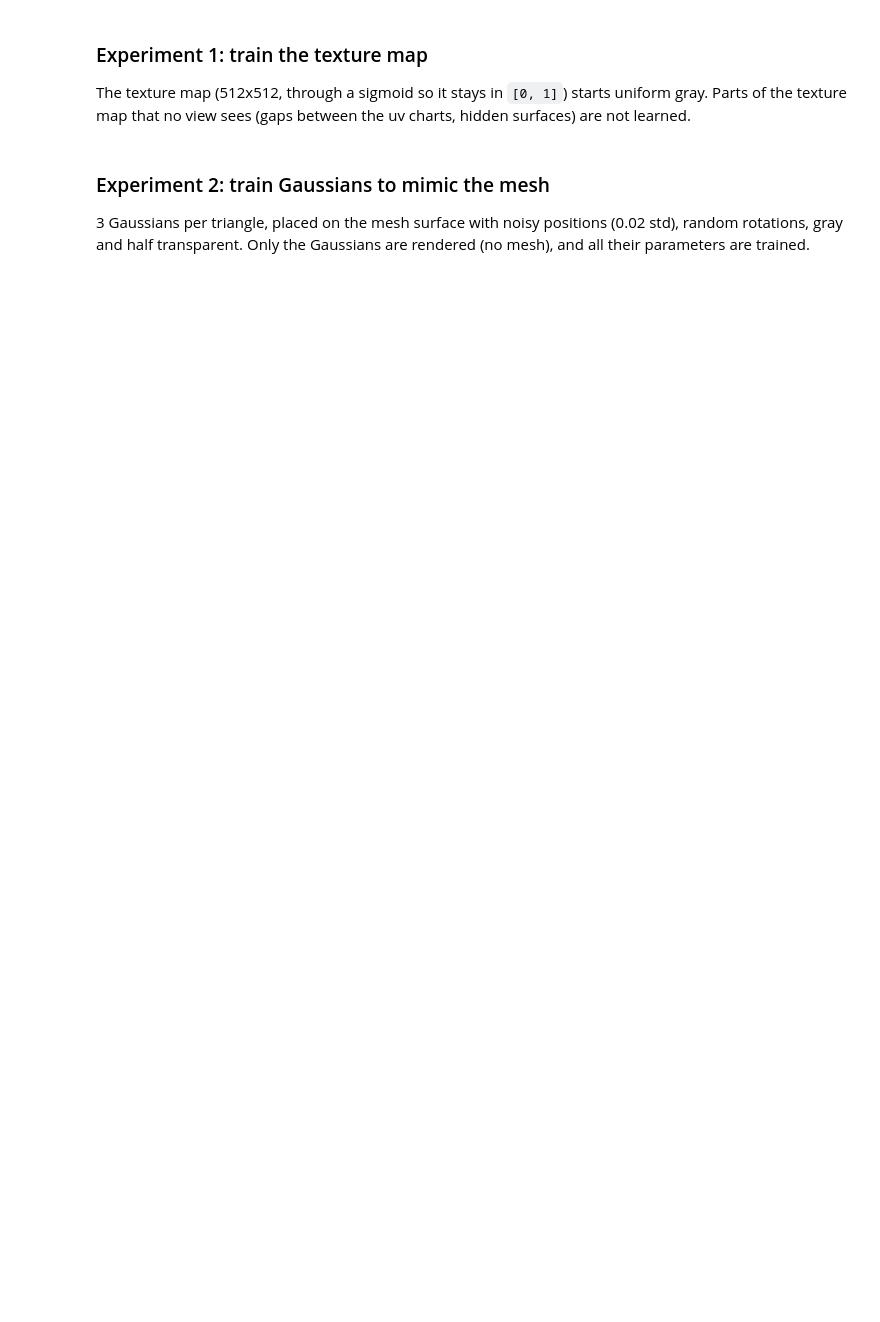
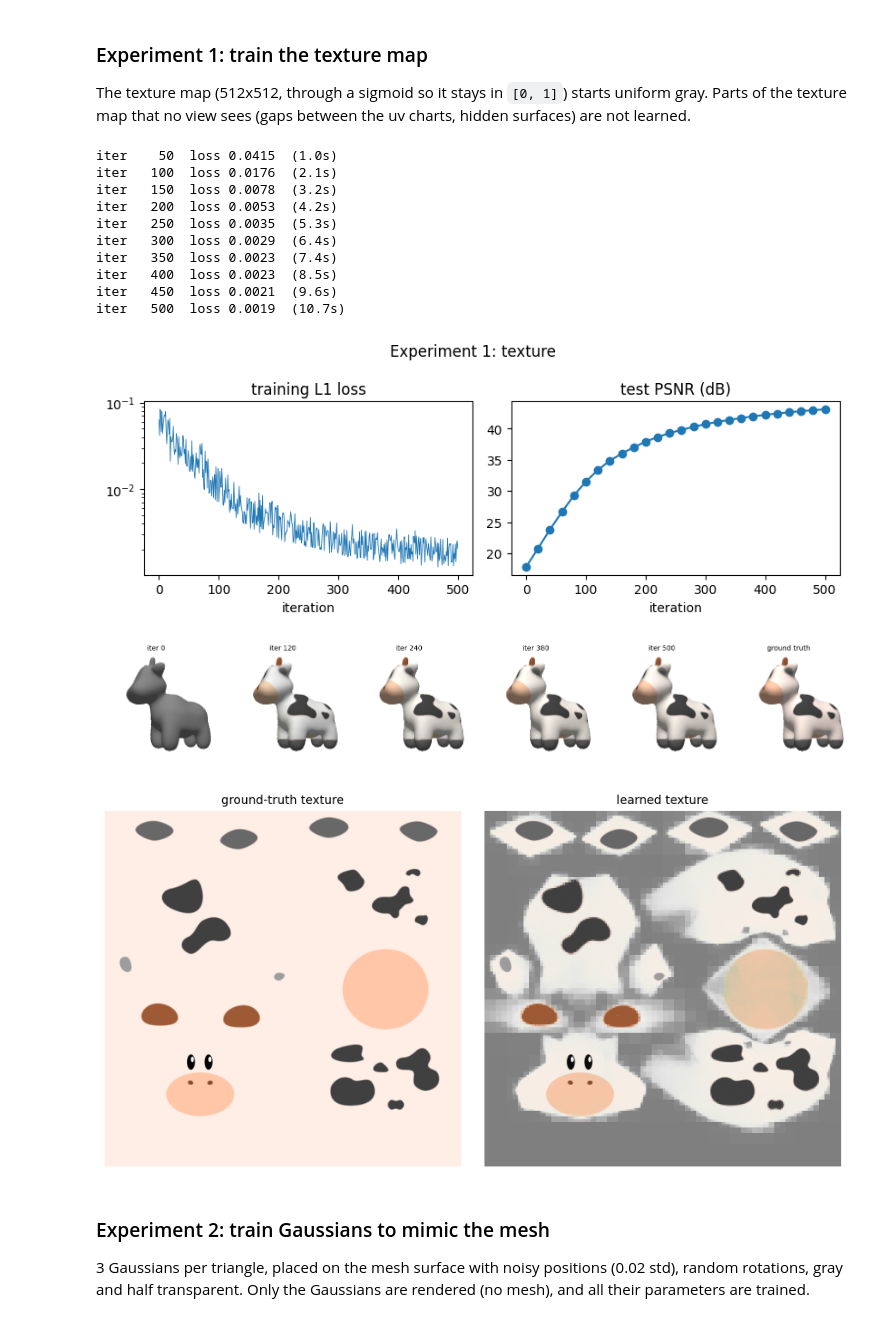
Before and after one commit to PeizhiYan/gmesh, a Jupyter notebook: examples/example-5 - textured mesh training.ipynb, the cells around one changed output. Saved outputs shown, nothing was run; the diff lists cells and outputs as text; code cells hidden in the pictures; blank space fills up the shorter version.

```diff
--- a/examples/example-5 - textured mesh training.ipynb
+++ b/examples/example-5 - textured mesh training.ipynb
@@ -81,10 +85,24 @@ def show_progress(history, view=0):
 The texture map (512x512, through a sigmoid so it stays in `[0, 1]`) starts uniform gray. Parts of the texture map that no view sees (gaps between the uv charts, hidden surfaces) are not learned.
 # %%
 hist_texture = train_texture(mesh_renderer, mesh, light, gt_train, gt_test, train_poses, test_poses,
-                             iters=1000, tex_size=512, snapshot_every=100, log_every=100)
+                             iters=500, tex_size=512, snapshot_every=20, log_every=50)
 plot_history(hist_texture, 'Experiment 1: texture')
 show_progress(hist_texture)
 show_images([mesh.texture, hist_texture['texture']], ['ground-truth texture', 'learned texture'], size=4.5)
+# %% [output]
+iter    50  loss 0.0415  (1.0s)
+iter   100  loss 0.0176  (2.1s)
+iter   150  loss 0.0078  (3.2s)
+iter   200  loss 0.0053  (4.2s)
+iter   250  loss 0.0035  (5.3s)
+iter   300  loss 0.0029  (6.4s)
+iter   350  loss 0.0023  (7.4s)
+iter   400  loss 0.0023  (8.5s)
+iter   450  loss 0.0021  (9.6s)
+iter   500  loss 0.0019  (10.7s)
+[figure, added]
+[figure, added]
+[figure, added]
 # %% [markdown]
 ### Experiment 2: train Gaussians to mimic the mesh
 
```
Also changed, not shown: parts of 5 cells of this notebook, 2 other files.
